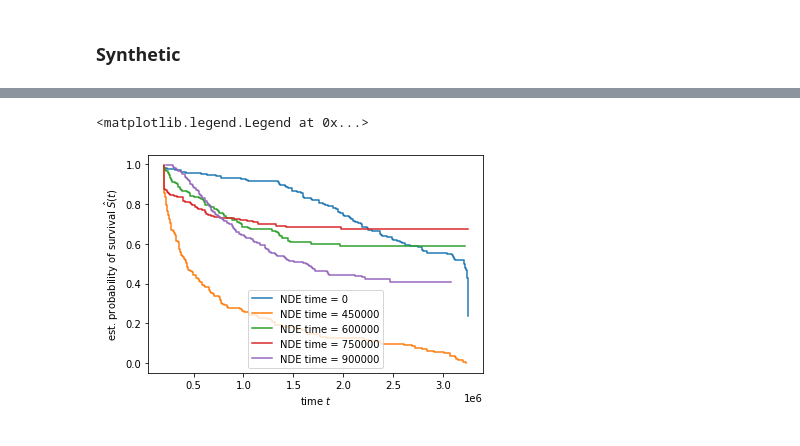
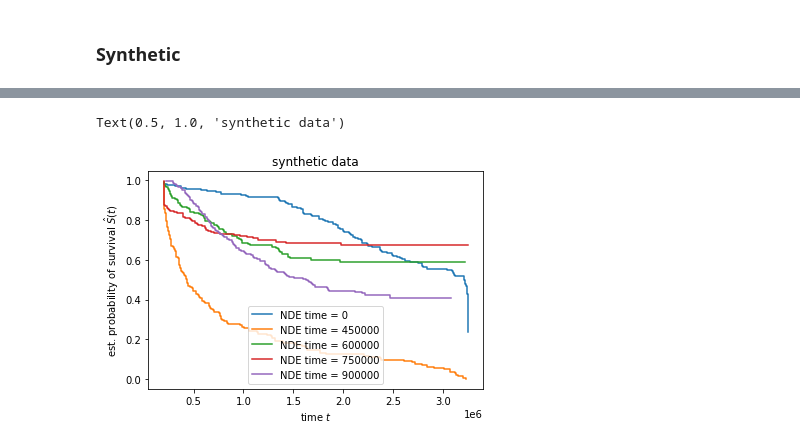
Before and after one commit to Marie-anneMawhin/Oct20_EPRI, a Jupyter notebook: Task3/NB/NB_data_modelling/Scikit_survival_KM_lifetime_ori_vs_sim.ipynb, the cells around one changed output, grey strips where cells are left out. Cells and saved outputs as stored; diff of their text form; code cells hidden in the pictures.

```diff
--- a/Task3/NB/NB_data_modelling/Scikit_survival_KM_lifetime_ori_vs_sim.ipynb
+++ b/Task3/NB/NB_data_modelling/Scikit_survival_KM_lifetime_ori_vs_sim.ipynb
@@ -117,16 +89,17 @@ Name: NDE_cycle, Length: 1000, dtype: bool
 # %%
 for age in [0, 450000, 600000, 750000, 900000]:
     mask_treat = data_GAN_x["NDE_cycle"] == age
     time_age, survival_prob_age = kaplan_meier_estimator(
         data_GAN_y["Observed"][mask_treat],
         data_GAN_y["F_Time"][mask_treat])
 
     plt.step(time_age, survival_prob_age, where="post",
              label="NDE time = %s" % age)
 
 plt.ylabel("est. probability of survival $\hat{S}(t)$")
 plt.xlabel("time $t$")
 plt.legend(loc="best")
+plt.title('synthetic data')
 # %% [output]
-<matplotlib.legend.Legend at 0x...>
+Text(0.5, 1.0, 'synthetic data')
-[figure, old version]
+[figure, new version]
```
Also changed, not shown: parts of 6 cells of this notebook.
